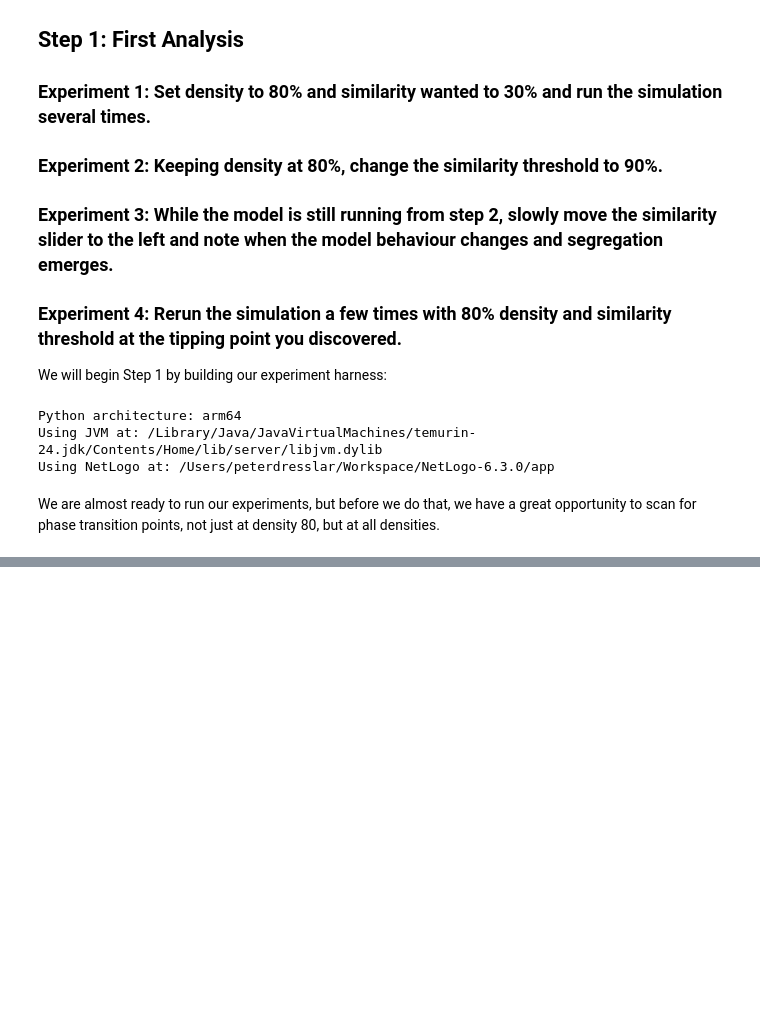
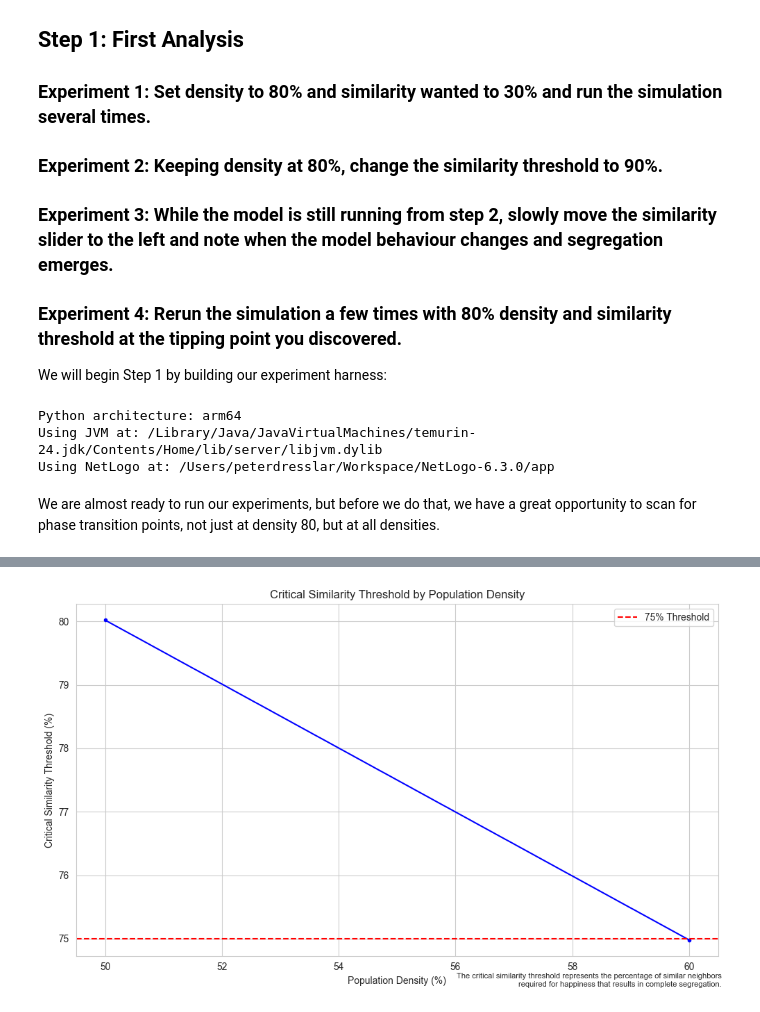
Before and after one commit to peterdresslar/cas-520, a Jupyter notebook: M2Model_Dresslar/M2Model_Dresslar.ipynb, the cells around one changed output, grey strips where cells are left out. Saved outputs shown, nothing was run; the diff lists cells and outputs as text; code cells hidden in the pictures; blank space fills up the shorter version.

```diff
--- a/M2Model_Dresslar/M2Model_Dresslar.ipynb
+++ b/M2Model_Dresslar/M2Model_Dresslar.ipynb
@@ -85,9 +85,13 @@ def find_breakpoint(netlogo, model, density, precision):
         model: the model to run
 
     returns:
+        halting_ticks: a list of iteration and the number of ticks it took to halt. no halt = -1
         breakpoint: the similarity-wanted value at which the model breaks down
 
     """
+    STEP_MAX = 1000
+
+    halting_ticks = []
     upper_bound = 100.0  # this is for values of similarity wanted
     lower_bound = 1.0 # not sure how the model would deal with zeroes!
     breakpoint = None
@@ -110,15 +114,17 @@ def find_breakpoint(netlogo, model, density, precision):
         ticks = netlogo.report("ticks")
         print(f"Ticks: {ticks}")
 
-        if ticks < 1000:
+        if ticks < STEP_MAX:
+            halting_ticks.append((iteration, ticks))
             lower_bound = midpoint + precision_step
         else:
+            halting_ticks.append((iteration, STEP_MAX))
             upper_bound = midpoint - precision_step
 
         if upper_bound - lower_bound < precision_step:
             breakpoint = midpoint
 
-    return breakpoint
+    return halting_ticks, breakpoint
 
 
 def cluster_analysis(turtle_data):
@@ -332,2 +311,11 @@ Iteration 8 at 80.28
+# %%
+# Create DataFrame from existing breakpoints data
+densities = list(np.arange(min_density, max_density, step_size))   # this allows us to deal with the float step_size and get a dataframe
+breakpoints_df = pd.DataFrame({"density": densities, "breakpoint": breakpoints})
+
+# Plot the results
+plot_density_breakpoint_relationship(breakpoints_df)
+# %% [output]
+[figure, added]
 # %%
 experiment_1 = run_experiment(netlogo, base_model, experiment_name="Experiment 1", number_of_runs=2, density=80, percent_similar_wanted=30, max_ticks=1000)
```
Also changed, not shown: parts of 1 cell of this notebook.
